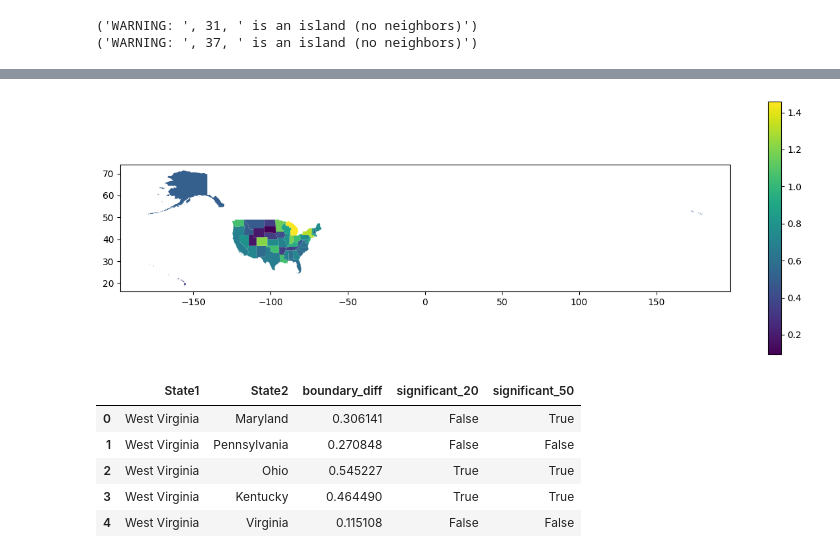
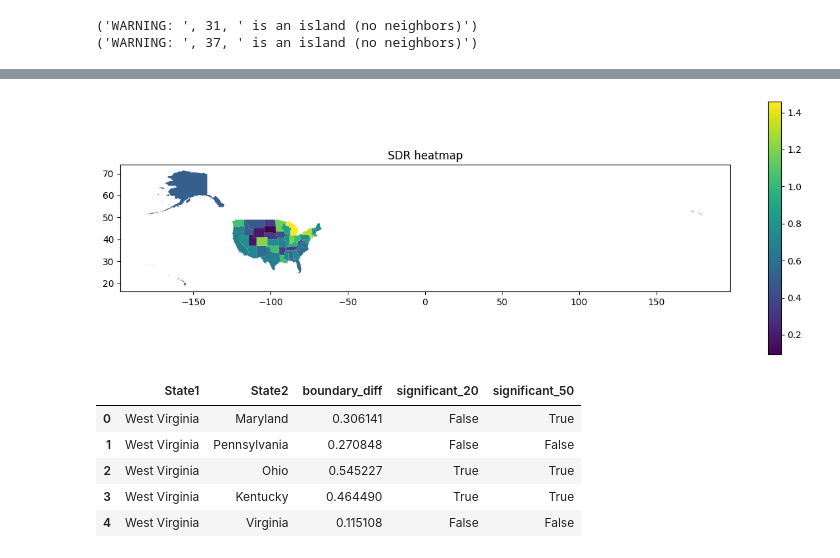
Before and after one commit to SameerR007/ArealWombling_Project, a Jupyter notebook: wombling.ipynb, the cells around one changed output, grey strips where cells are left out. Drawn from its saved outputs; the diff is of its cells as text; code cells hidden in the pictures.

```diff
--- a/wombling.ipynb
+++ b/wombling.ipynb
@@ -1,6 +1,7 @@
 # %%
+#reading the data
 import pandas as pd
-data= pd.read_csv("covid_april_2020_combined.csv")
+data= pd.read_csv("data/covid_april_2020_combined.csv")
 data.head()
 # %% [output]
 |  | Province_State | Country_Region | Last_Update | Lat | Long_ | Confirmed | Deaths | Recovered | Active | ... |
@@ -148,7 +149,7 @@ merged_data2.shape
 # %% [output]
 (56, 5)
 # %%
-beds = pd.read_csv("Hospital_Beds_per1000.csv")
+beds = pd.read_csv("data/Hospital_Beds_per1000.csv")
 # %%
 beds.head()
 # %% [output]
@@ -202,7 +203,7 @@ merged_data3.head()
 | 3 | POLYGON ((-96.78438 46.63050, -96... | 27.0 | Minnesota | 53896 | 3427 | Minnesota | 2.39 |
 | 4 | POLYGON ((-77.45881 39.22027, -77... | 24.0 | Maryland | 277737 | 12088 | Maryland | 1.81 |
 # %%
-above65=pd.read_csv("people_above_65.csv")
+above65=pd.read_csv("data/people_above_65.csv")
 # %%
 above65.head()
 # %% [output]
@@ -370,13 +383,10 @@ plt.show()
 # %%
-# Plot unique values choropleth including a legend and with no boundary lines
 fig, ax = plt.subplots(1, 1, figsize=(15, 5))
+ax.set_title("SDR heatmap")
 gdf.plot(ax=ax, column='SDR', legend=True)
-# Keep axes proportionate
-#plt.axis('equal')
-# Display the map
 plt.show()
 # %% [output]
-[figure, old version]
+[figure, new version]
 # %%
 import numpy as np
 
```
Also changed, not shown: parts of 26 cells of this notebook, 10 other files.
